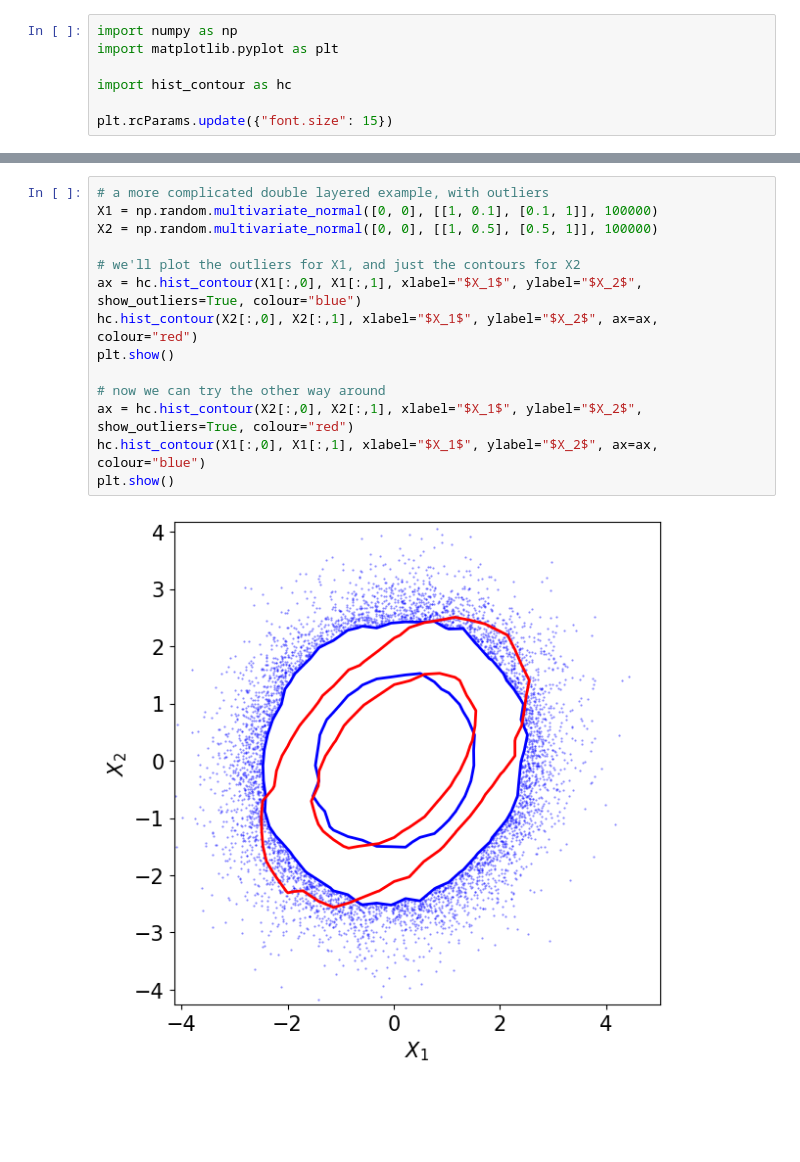
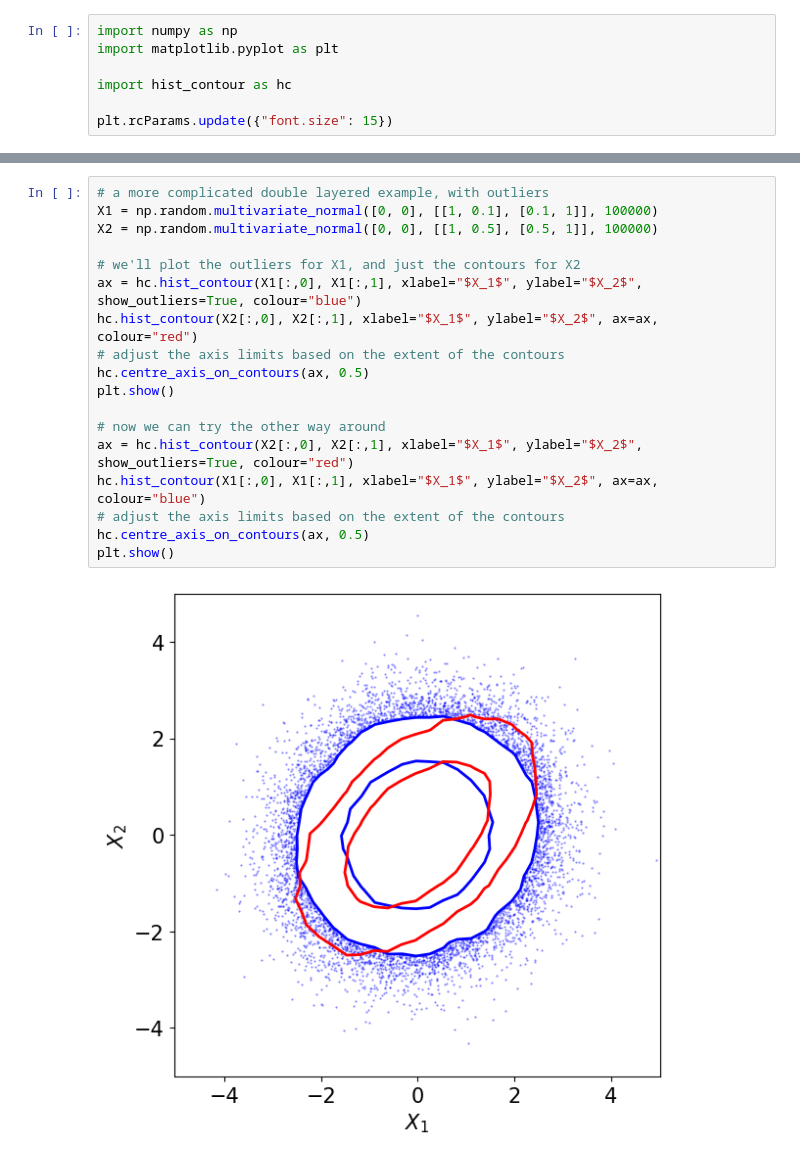
Before and after one commit to stevet40/hist_contour, a Jupyter notebook: demo.ipynb, the cells around one changed output, grey strips where cells are left out. Saved outputs shown, nothing was run; the diff lists cells and outputs as text; blank space fills up the shorter version.

Commit message:
Adjust axis limits based on plotted contour extent. FAO: @sinandeger

```diff
--- a/demo.ipynb
+++ b/demo.ipynb
@@ -16,16 +16,20 @@ plt.show()
 # %%
 # a more complicated double layered example, with outliers
 X1 = np.random.multivariate_normal([0, 0], [[1, 0.1], [0.1, 1]], 100000)
 X2 = np.random.multivariate_normal([0, 0], [[1, 0.5], [0.5, 1]], 100000)
 
 # we'll plot the outliers for X1, and just the contours for X2
 ax = hc.hist_contour(X1[:,0], X1[:,1], xlabel="$X_1$", ylabel="$X_2$", show_outliers=True, colour="blue")
 hc.hist_contour(X2[:,0], X2[:,1], xlabel="$X_1$", ylabel="$X_2$", ax=ax, colour="red")
+# adjust the axis limits based on the extent of the contours
+hc.centre_axis_on_contours(ax, 0.5)
 plt.show()
 
 # now we can try the other way around
 ax = hc.hist_contour(X2[:,0], X2[:,1], xlabel="$X_1$", ylabel="$X_2$", show_outliers=True, colour="red")
 hc.hist_contour(X1[:,0], X1[:,1], xlabel="$X_1$", ylabel="$X_2$", ax=ax, colour="blue")
+# adjust the axis limits based on the extent of the contours
+hc.centre_axis_on_contours(ax, 0.5)
 plt.show()
 # %% [output]
-[figure, old version]
+[figure, new version]
```
Also changed, not shown: parts of 2 cells of this notebook, 1 other file.
